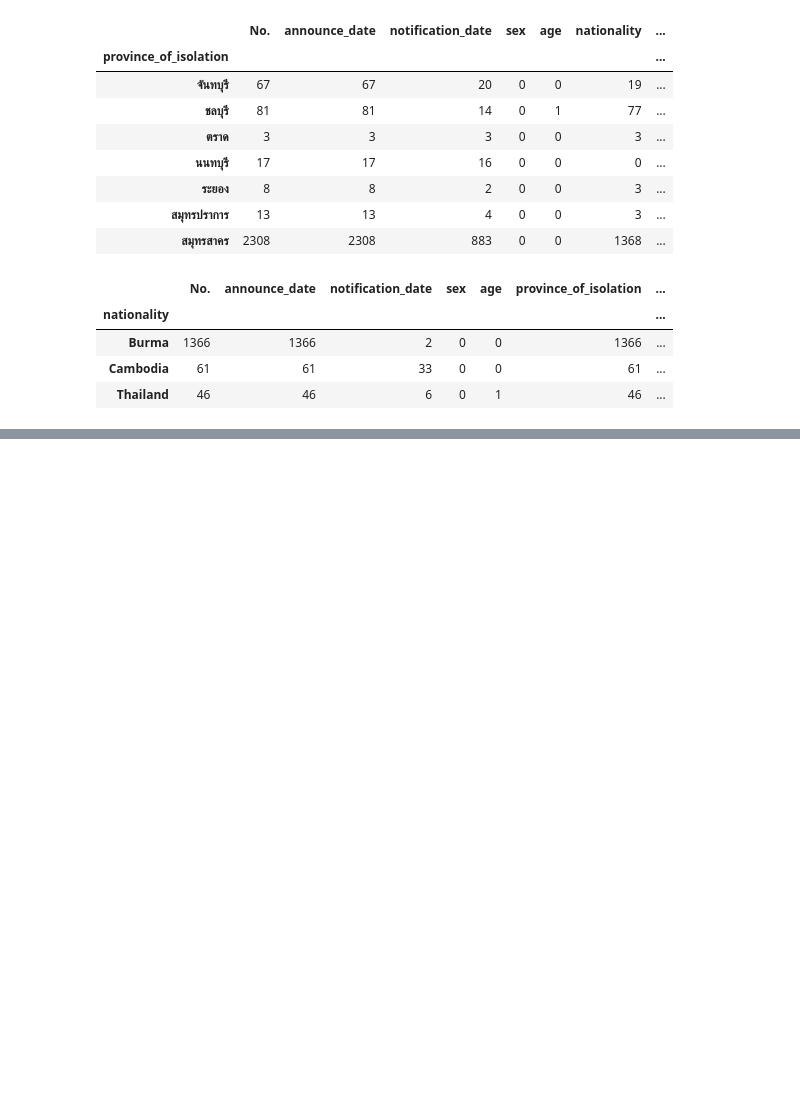
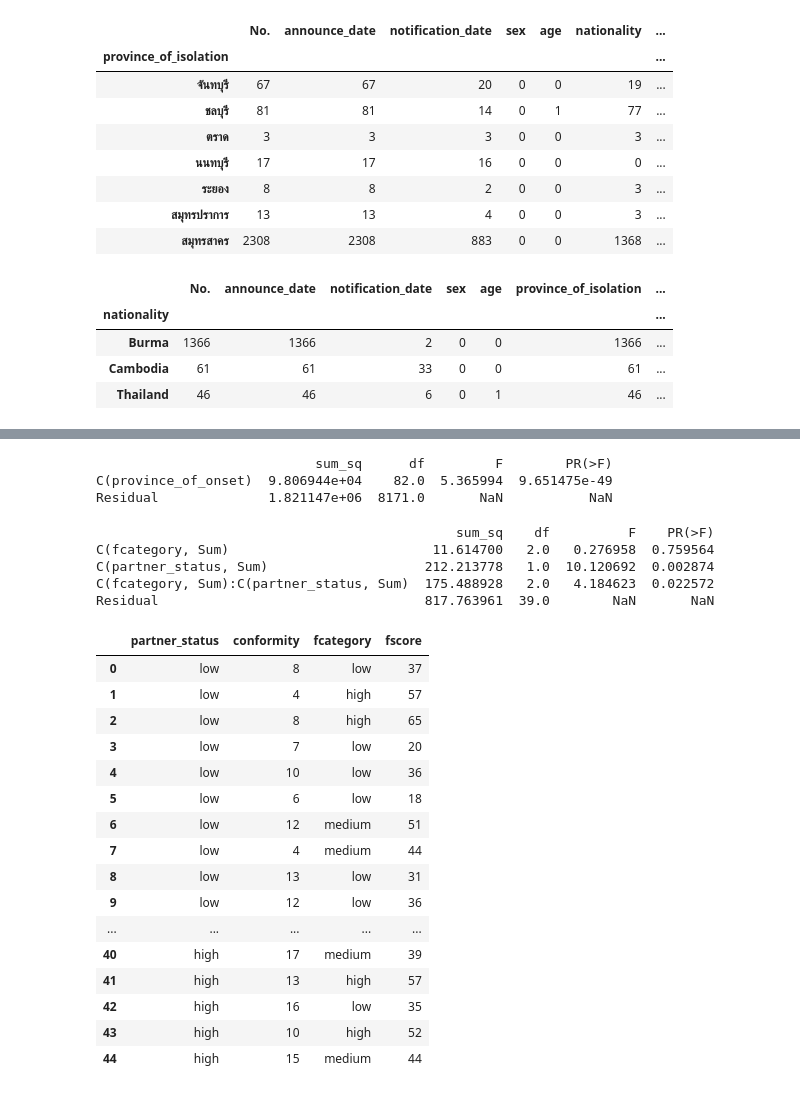
Before and after one commit to thanadolch/data_viz, a Jupyter notebook: pandas102.ipynb, the cells around one changed output, grey strips where cells are left out. Saved outputs shown, nothing was run; the diff lists cells and outputs as text; code cells hidden in the pictures; blank space fills up the shorter version.

```diff
--- a/pandas102.ipynb
+++ b/pandas102.ipynb
@@ -262,0 +335,47 @@ data_colab_sexnull.groupby(['nationality']).count()
+# %%
+covid = ols('age ~ C(province_of_onset)',data=data_covid).fit()
+table2 = sm.stats.anova_lm(covid, typ=2)
+print(table2)
+# %% [output]
+                            sum_sq      df         F        PR(>F)
+C(province_of_onset)  9.806944e+04    82.0  5.365994  9.651475e-49
+Residual              1.821147e+06  8171.0       NaN           NaN
+# %%
+import statsmodels.api as sm
+from statsmodels.formula.api import ols
+moore = sm.datasets.get_rdataset("Moore", "carData",cache=True) # load data
+data = moore.data
+
+data = data.rename(columns={"partner.status":"partner_status"}) # make name pythonic
+
+moore_lm = ols('conformity ~ C(fcategory, Sum)*C(partner_status, Sum)',data=data).fit()
+
+table = sm.stats.anova_lm(moore_lm, typ=2) # Type 2 ANOVA DataFrame
+
+print(table)
+# %% [output]
+                                              sum_sq    df          F    PR(>F)
+C(fcategory, Sum)                          11.614700   2.0   0.276958  0.759564
+C(partner_status, Sum)                    212.213778   1.0  10.120692  0.002874
+C(fcategory, Sum):C(partner_status, Sum)  175.488928   2.0   4.184623  0.022572
+Residual                                  817.763961  39.0        NaN       NaN
+# %%
+data
+# %% [output]
+|  | partner_status | conformity | fcategory | fscore |
+| 0 | low | 8 | low | 37 |
+| 1 | low | 4 | high | 57 |
+| 2 | low | 8 | high | 65 |
+| 3 | low | 7 | low | 20 |
+| 4 | low | 10 | low | 36 |
+| 5 | low | 6 | low | 18 |
+| 6 | low | 12 | medium | 51 |
+| 7 | low | 4 | medium | 44 |
+| 8 | low | 13 | low | 31 |
+| 9 | low | 12 | low | 36 |
+| ... | ... | ... | ... | ... |
+| 40 | high | 17 | medium | 39 |
+| 41 | high | 13 | high | 57 |
+| 42 | high | 16 | low | 35 |
+| 43 | high | 10 | high | 52 |
+| 44 | high | 15 | medium | 44 |
```
Also changed, not shown: parts of 10 cells of this notebook.
